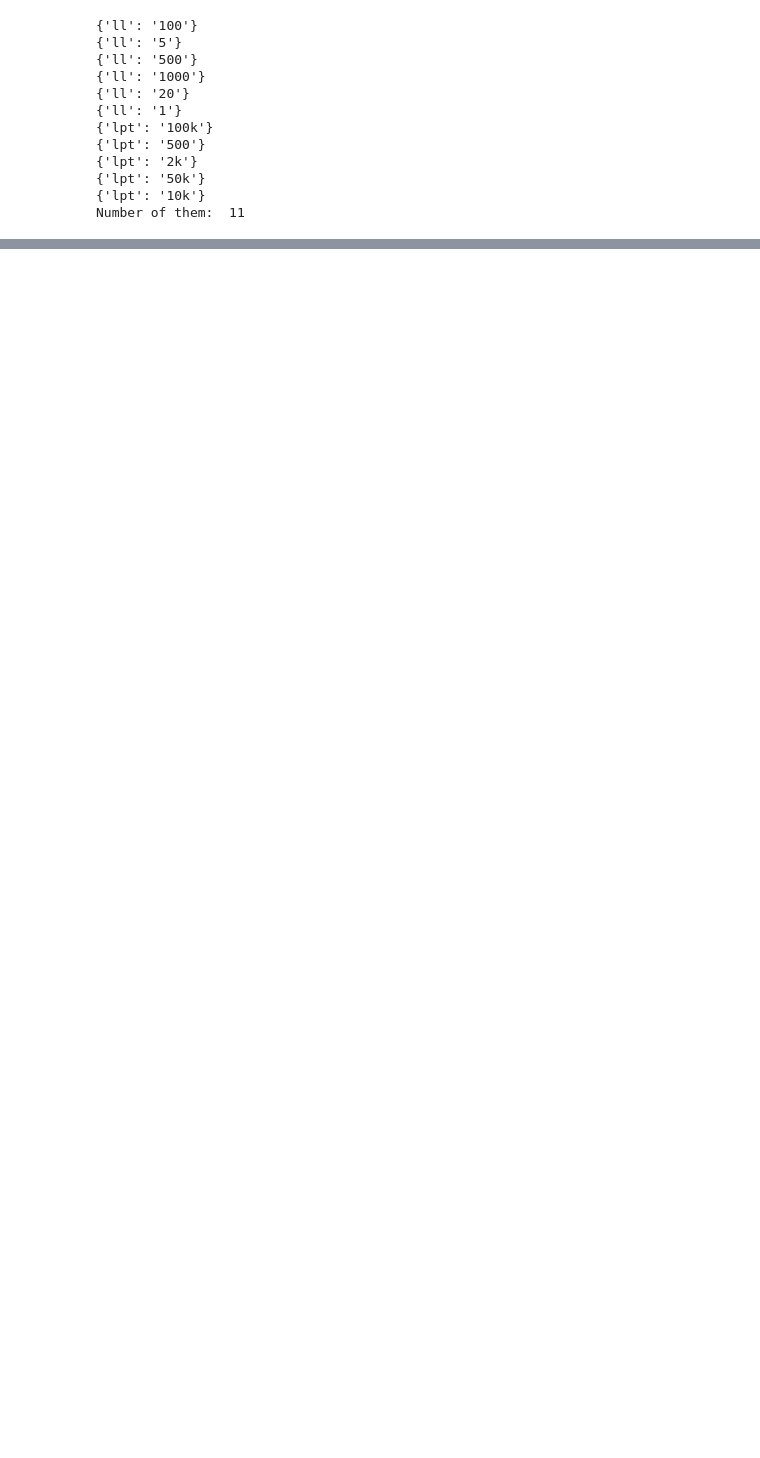
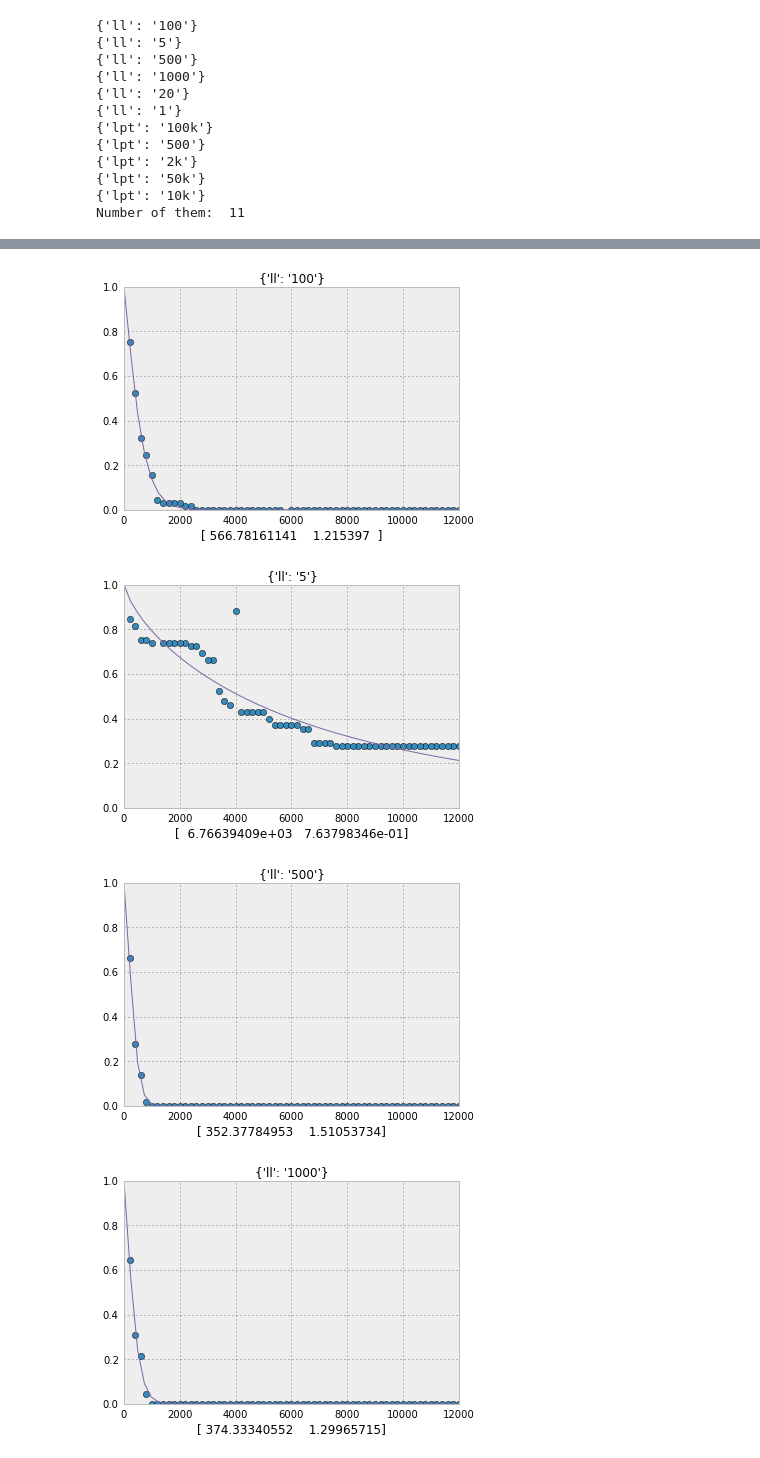
Before and after one commit to mpharrigan/quant-accel, a Jupyter notebook: tmat-accel/mullerkl.ipynb, the cells around one changed output, grey strips where cells are left out. Saved outputs shown, nothing was run; the diff lists cells and outputs as text; code cells hidden in the pictures; blank space fills up the shorter version.

```diff
--- a/tmat-accel/mullerkl.ipynb
+++ b/tmat-accel/mullerkl.ipynb
@@ -54,0 +46,7 @@ for r in results[:]:
+# %%
+out_list = fit_results(results, os.path.join(walkydir, 'fit-figs/'), fit_func=bendy_exp, p0=[1000,1], show=True)
+# %% [output]
+[figure, added]
+[figure, added]
+[figure, added]
+[figure, added]
```
Also changed, not shown: parts of 5 cells of this notebook, 1 other file.
